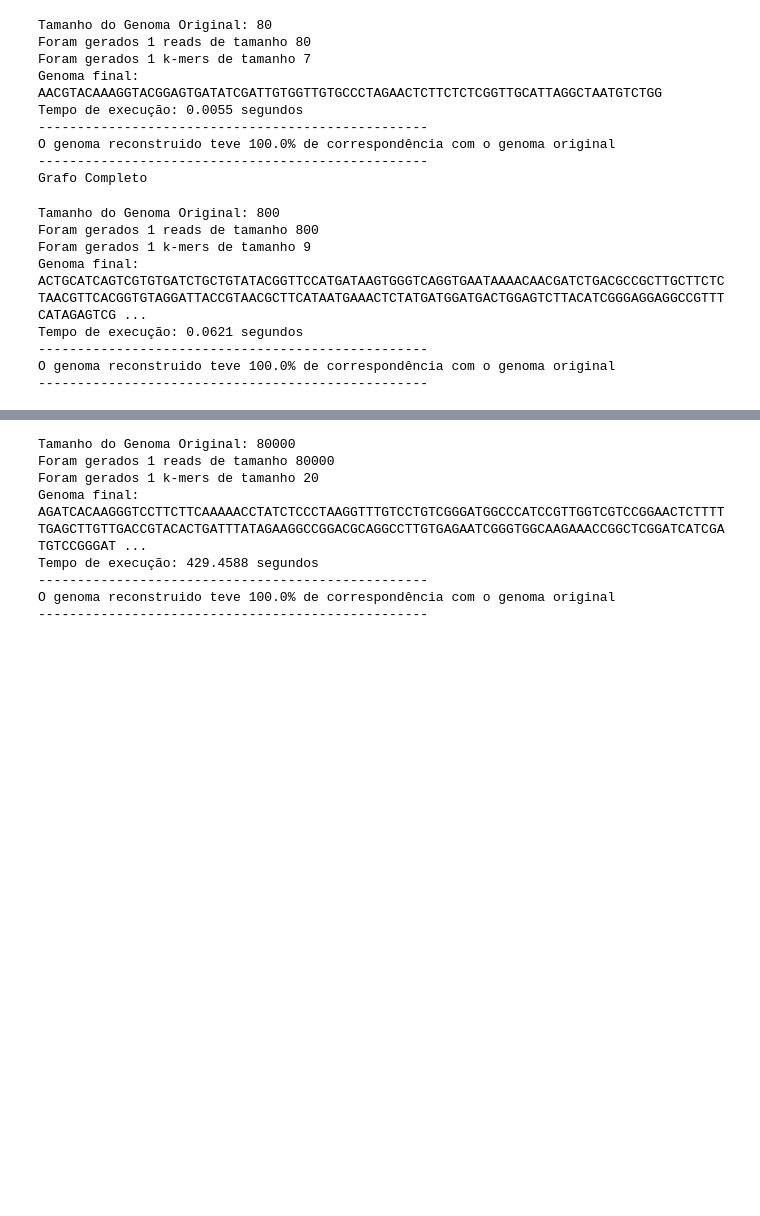
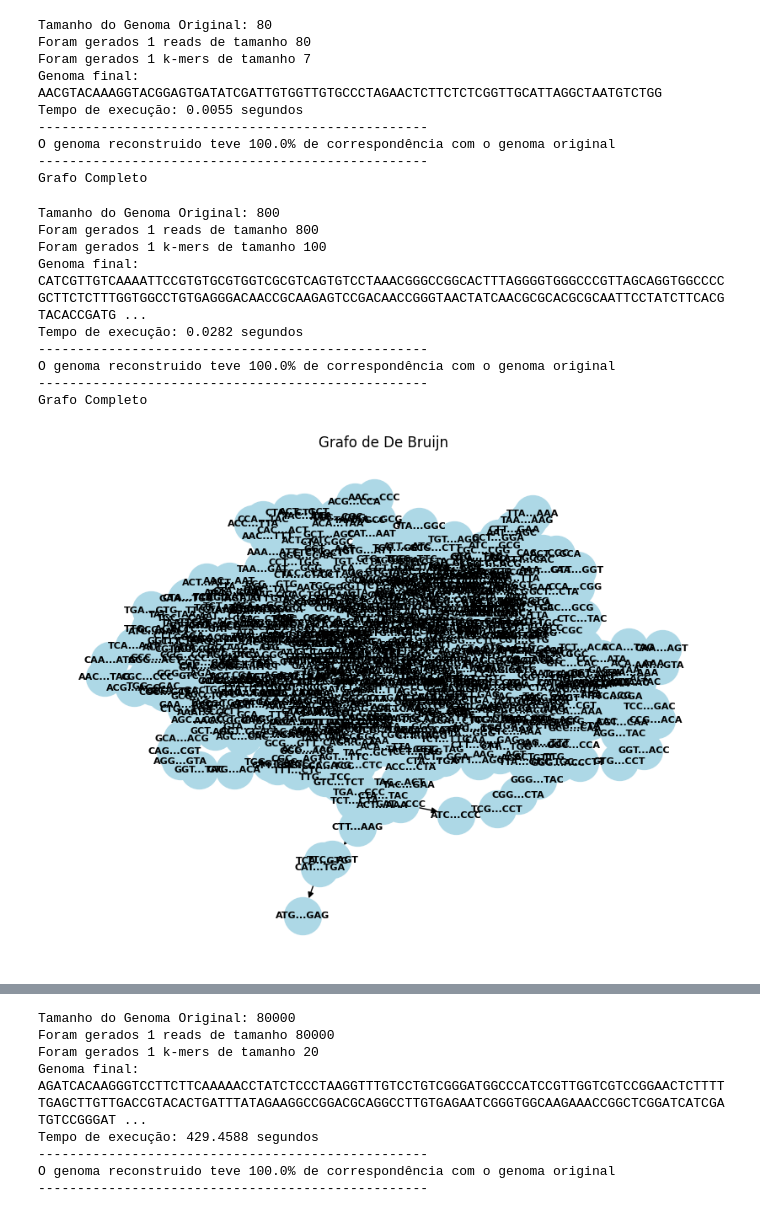
Before and after one commit to Arthurfpmaciel/DeBruijnGraph, a Jupyter notebook: teste.ipynb, the cells around one changed output, grey strips where cells are left out. Cells and saved outputs as stored; diff of their text form; code cells hidden in the pictures; blank space fills up the shorter version.

```diff
--- a/teste.ipynb
+++ b/teste.ipynb
@@ -276,24 +274,26 @@ O genoma reconstruido teve 100.0% de correspondência com o genoma original
 --------------------------------------------------
 Grafo Completo
 # %%
-grafo, genoma, grafo_simplificado,tempo = recombinacao_genetica(genoma3,800,9)
+grafo, genoma, grafo_simplificado,tempo = recombinacao_genetica(genoma3,800,100)
 print("-"*50)
 corr = manager.comparar_genormas(genoma3,genoma)
 print(f"O genoma reconstruido teve {round(corr*100,2)}% de correspondência com o genoma original")
 print("-"*50)
-# print("Grafo Completo")
-# manager.desenhar_grafo(grafo)
+print("Grafo Completo")
+manager.desenhar_grafo(grafo)
 # print("Grafo Simplificado")
 # manager.desenhar_grafo(grafo_simplificado)
 # %% [output]
 Tamanho do Genoma Original: 800
 Foram gerados 1 reads de tamanho 800
-Foram gerados 1 k-mers de tamanho 9
-Genoma final: ACTGCATCAGTCGTGTGATCTGCTGTATACGGTTCCATGATAAGTGGGTCAGGTGAATAAAACAACGATCTGACGCCGCTTGCTTCTCTAACGTTCACGGTGTAGGATTACCGTAACGCTTCATAATGAAACTCTATGATGGATGACTGGAGTCTTACATCGGGAGGAGGCCGTTTCATAGAGTCG ...
-Tempo de execução: 0.0621 segundos
+Foram gerados 1 k-mers de tamanho 100
+Genoma final: CATCGTTGTCAAAATTCCGTGTGCGTGGTCGCGTCAGTGTCCTAAACGGGCCGGCACTTTAGGGGTGGGCCCGTTAGCAGGTGGCCCCGCTTCTCTTTGGTGGCCTGTGAGGGACAACCGCAAGAGTCCGACAACCGGGTAACTATCAACGCGCACGCGCAATTCCTATCTTCACGTACACCGATG ...
+Tempo de execução: 0.0282 segundos
 --------------------------------------------------
 O genoma reconstruido teve 100.0% de correspondência com o genoma original
 --------------------------------------------------
+Grafo Completo
+[figure, added]
 # %%
 # sem ajuste de k
 grafo, genoma, grafo_simplificado,tempo = recombinacao_genetica(genoma4,8000,14)
```
Also changed, not shown: parts of 5 cells of this notebook, 34 other files.
